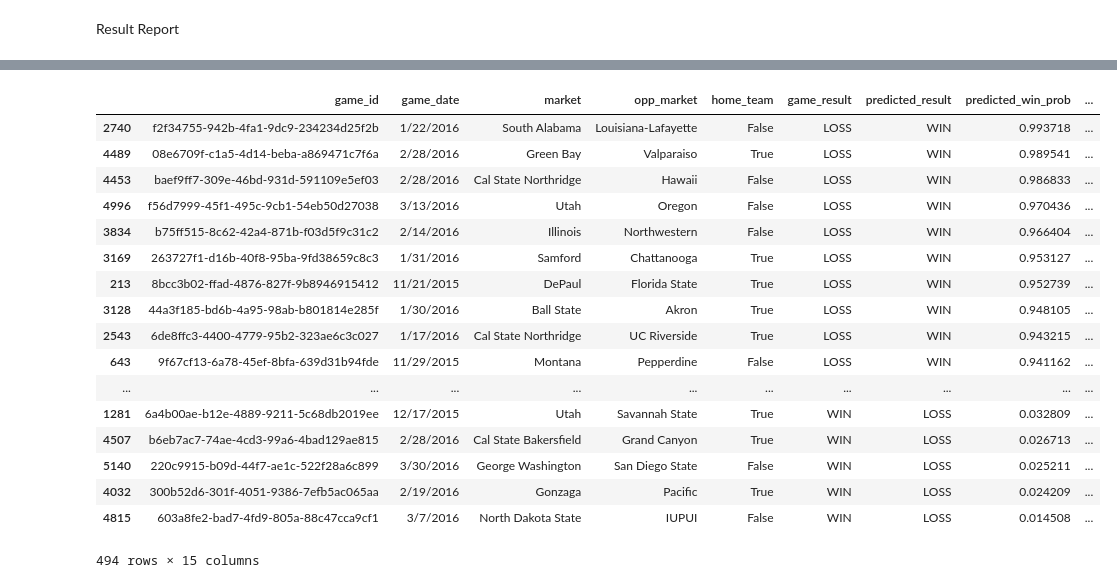
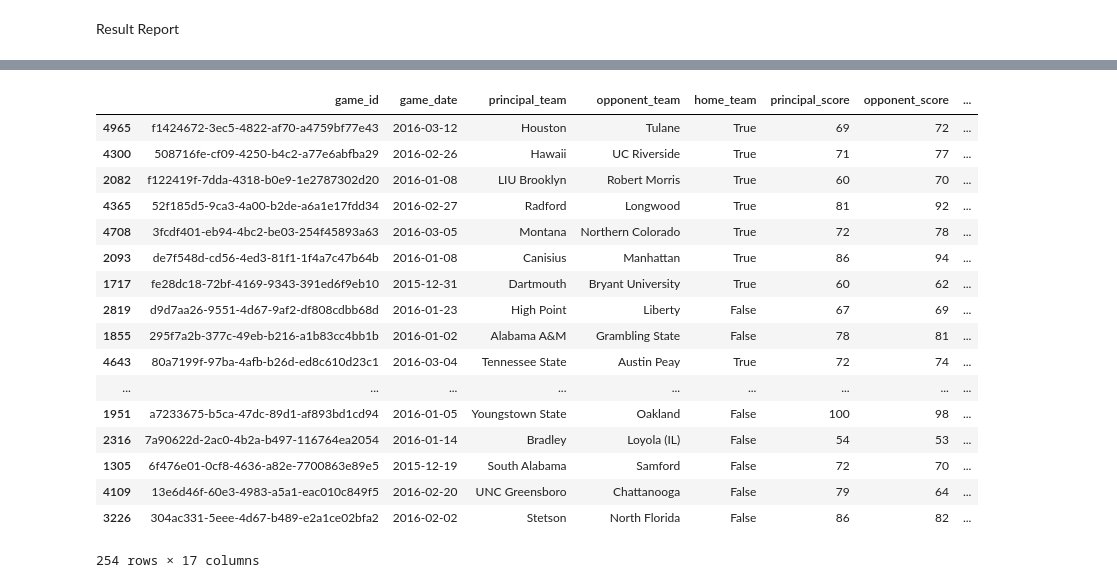
Before and after one commit to chipk215/ncaa_basketball, a Jupyter notebook: LogisticRegression.ipynb, the cells around one changed output, grey strips where cells are left out. Saved outputs shown, nothing was run; the diff lists cells and outputs as text; code cells hidden in the pictures.

Commit message:
Debugged high probability predictions that were wrong

```diff
--- a/LogisticRegression.ipynb
+++ b/LogisticRegression.ipynb
@@ -125,5 +166,5 @@ y_test.head()
 # %% [markdown]
 Result Report
 # %%
-type(y_pred)
-predictions = pd.Series(y_pred)
+print(y_pred.shape)
+predictions = pd.Series(y_pred, index=y_test.index)
@@ -130,8 +173,9 @@ predictions = pd.Series(y_pred)
 # %%
+# Retrieve the non-normalized game stats
 test_games = game_data[game_data.index.isin(X_test.index)].copy()
 test_games.shape
 
-test_games['predicted_result'] = predictions.values.astype(str)
-
+test_games['predicted_result'] = predictions
+test_games['pred_win_prob'] = pred_probs
 test_games.head()
 # %% [output]
@@ -144,18 +187,0 @@ test_games.head()
-# %%
-prediction_probabilities = logreg.predict_proba(X_test)
-#probability of principal win
-prediction_probabilities[0:5,1]
-
-predicted_win_probabilities = pd.Series(prediction_probabilities[:,1])
-predicted_win_probabilities.head()
-test_games['predicted_win_prob'] = predicted_win_probabilities.values
-# %%
-#change column order
-del
-test_games = test_games.reindex(columns=columnTitles)
-
-#test_games.info()
-
-cleanup_results = {"predicted_result": {"0": "LOSS", "1": "WIN" }}
-test_games.replace(cleanup_results, inplace=True)
-test_games.head(30)
@@ -180,24 +188,26 @@ test_games.head(30)
 # %%
-test_games[test_games['game_result'] != test_games['predicted_result']].sort_values(by='predicted_win_prob', ascending=False)
+encode_pred_result = {"predicted_result": {0: "LOSS", 1: "WIN"}}
+test_games.replace(encode_pred_result, inplace=True)
+test_games[test_games['game_result'] != test_games['predicted_result']].sort_values(by='pred_win_prob', ascending=False)
 # %% [output]
-|  | game_id | game_date | market | opp_market | home_team | game_result | predicted_result | predicted_win_prob | ... |
-| 2740 | f2f34755-942b-4fa1-9dc9-234234d25f2b | 1/22/2016 | South Alabama | Louisiana-Lafayette | False | LOSS | WIN | 0.993718 | ... |
-| 4489 | 08e6709f-c1a5-4d14-beba-a869471c7f6a | 2/28/2016 | Green Bay | Valparaiso | True | LOSS | WIN | 0.989541 | ... |
-| 4453 | baef9ff7-309e-46bd-931d-591109e5ef03 | 2/28/2016 | Cal State Northridge | Hawaii | False | LOSS | WIN | 0.986833 | ... |
-| 4996 | f56d7999-45f1-495c-9cb1-54eb50d27038 | 3/13/2016 | Utah | Oregon | False | LOSS | WIN | 0.970436 | ... |
-| 3834 | b75ff515-8c62-42a4-871b-f03d5f9c31c2 | 2/14/2016 | Illinois | Northwestern | False | LOSS | WIN | 0.966404 | ... |
-| 3169 | 263727f1-d16b-40f8-95ba-9fd38659c8c3 | 1/31/2016 | Samford | Chattanooga | True | LOSS | WIN | 0.953127 | ... |
-| 213 | 8bcc3b02-ffad-4876-827f-9b8946915412 | 11/21/2015 | DePaul | Florida State | True | LOSS | WIN | 0.952739 | ... |
-| 3128 | 44a3f185-bd6b-4a95-98ab-b801814e285f | 1/30/2016 | Ball State | Akron | True | LOSS | WIN | 0.948105 | ... |
-| 2543 | 6de8ffc3-4400-4779-95b2-323ae6c3c027 | 1/17/2016 | Cal State Northridge | UC Riverside | True | LOSS | WIN | 0.943215 | ... |
-| 643 | 9f67cf13-6a78-45ef-8bfa-639d31b94fde | 11/29/2015 | Montana | Pepperdine | False | LOSS | WIN | 0.941162 | ... |
-| ... | ... | ... | ... | ... | ... | ... | ... | ... | ... |
-| 1281 | 6a4b00ae-b12e-4889-9211-5c68db2019ee | 12/17/2015 | Utah | Savannah State | True | WIN | LOSS | 0.032809 | ... |
-| 4507 | b6eb7ac7-74ae-4cd3-99a6-4bad129ae815 | 2/28/2016 | Cal State Bakersfield | Grand Canyon | True | WIN | LOSS | 0.026713 | ... |
-| 5140 | 220c9915-b09d-44f7-ae1c-522f28a6c899 | 3/30/2016 | George Washington | San Diego State | False | WIN | LOSS | 0.025211 | ... |
-| 4032 | 300b52d6-301f-4051-9386-7efb5ac065aa | 2/19/2016 | Gonzaga | Pacific | True | WIN | LOSS | 0.024209 | ... |
-| 4815 | 603a8fe2-bad7-4fd9-805a-88c47cca9cf1 | 3/7/2016 | North Dakota State | IUPUI | False | WIN | LOSS | 0.014508 | ... |
+|  | game_id | game_date | principal_team | opponent_team | home_team | principal_score | opponent_score | ... |
+| 4965 | f1424672-3ec5-4822-af70-a4759bf77e43 | 2016-03-12 | Houston | Tulane | True | 69 | 72 | ... |
+| 4300 | 508716fe-cf09-4250-b4c2-a77e6abfba29 | 2016-02-26 | Hawaii | UC Riverside | True | 71 | 77 | ... |
+| 2082 | f122419f-7dda-4318-b0e9-1e2787302d20 | 2016-01-08 | LIU Brooklyn | Robert Morris | True | 60 | 70 | ... |
+| 4365 | 52f185d5-9ca3-4a00-b2de-a6a1e17fdd34 | 2016-02-27 | Radford | Longwood | True | 81 | 92 | ... |
+| 4708 | 3fcdf401-eb94-4bc2-be03-254f45893a63 | 2016-03-05 | Montana | Northern Colorado | True | 72 | 78 | ... |
+| 2093 | de7f548d-cd56-4ed3-81f1-1f4a7c47b64b | 2016-01-08 | Canisius | Manhattan | True | 86 | 94 | ... |
+| 1717 | fe28dc18-72bf-4169-9343-391ed6f9eb10 | 2015-12-31 | Dartmouth | Bryant University | True | 60 | 62 | ... |
+| 2819 | d9d7aa26-9551-4d67-9af2-df808cdbb68d | 2016-01-23 | High Point | Liberty | False | 67 | 69 | ... |
+| 1855 | 295f7a2b-377c-49eb-b216-a1b83cc4bb1b | 2016-01-02 | Alabama A&M | Grambling State | False | 78 | 81 | ... |
+| 4643 | 80a7199f-97ba-4afb-b26d-ed8c610d23c1 | 2016-03-04 | Tennessee State | Austin Peay | True | 72 | 74 | ... |
+| ... | ... | ... | ... | ... | ... | ... | ... | ... |
+| 1951 | a7233675-b5ca-47dc-89d1-af893bd1cd94 | 2016-01-05 | Youngstown State | Oakland | False | 100 | 98 | ... |
+| 2316 | 7a90622d-2ac0-4b2a-b497-116764ea2054 | 2016-01-14 | Bradley | Loyola (IL) | False | 54 | 53 | ... |
+| 1305 | 6f476e01-0cf8-4636-a82e-7700863e89e5 | 2015-12-19 | South Alabama | Samford | False | 72 | 70 | ... |
+| 4109 | 13e6d46f-60e3-4983-a5a1-eac010c849f5 | 2016-02-20 | UNC Greensboro | Chattanooga | False | 79 | 64 | ... |
+| 3226 | 304ac331-5eee-4d67-b489-e2a1ce02bfa2 | 2016-02-02 | Stetson | North Florida | False | 86 | 82 | ... |
-494 rows × 15 columns
+254 rows × 17 columns
 # %%
 cnf_matrix = metrics.confusion_matrix(y_test, y_pred)
 cnf_matrix
```
Also changed, not shown: parts of 33 cells of this notebook, 5 other files.
